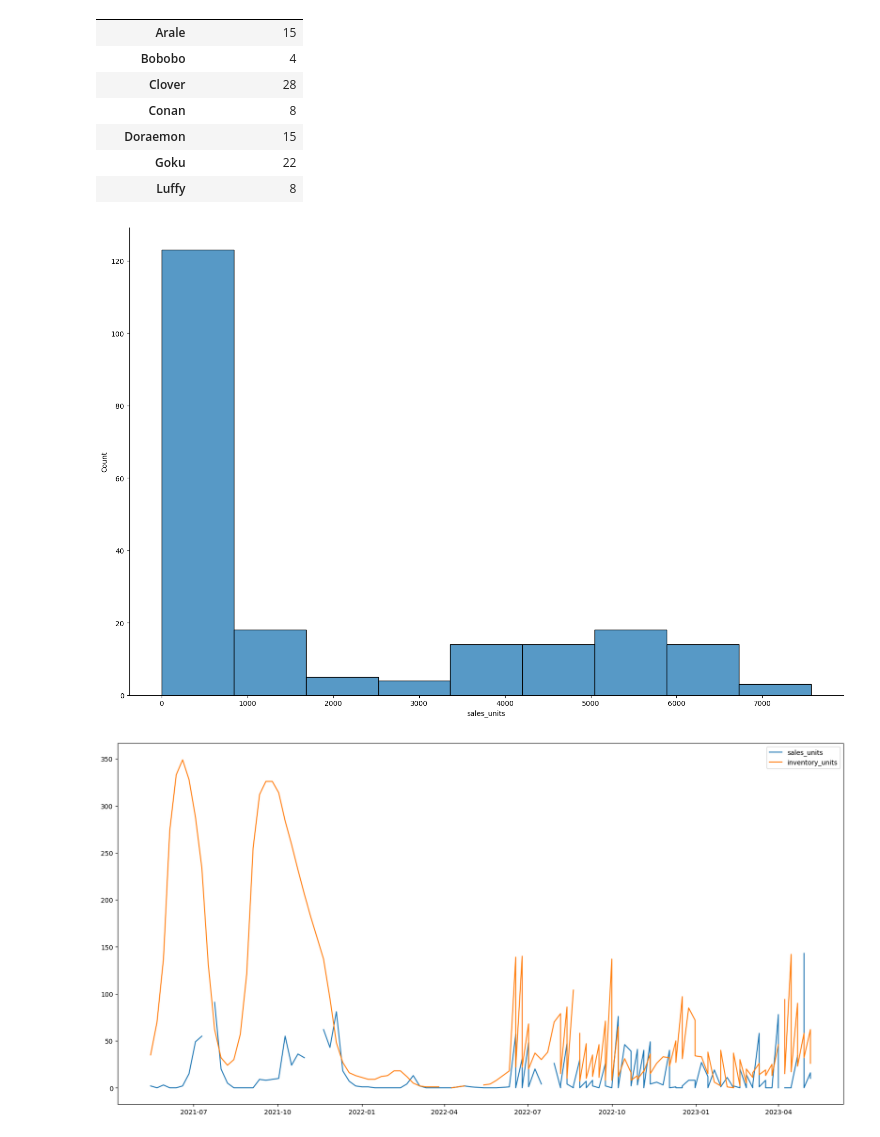
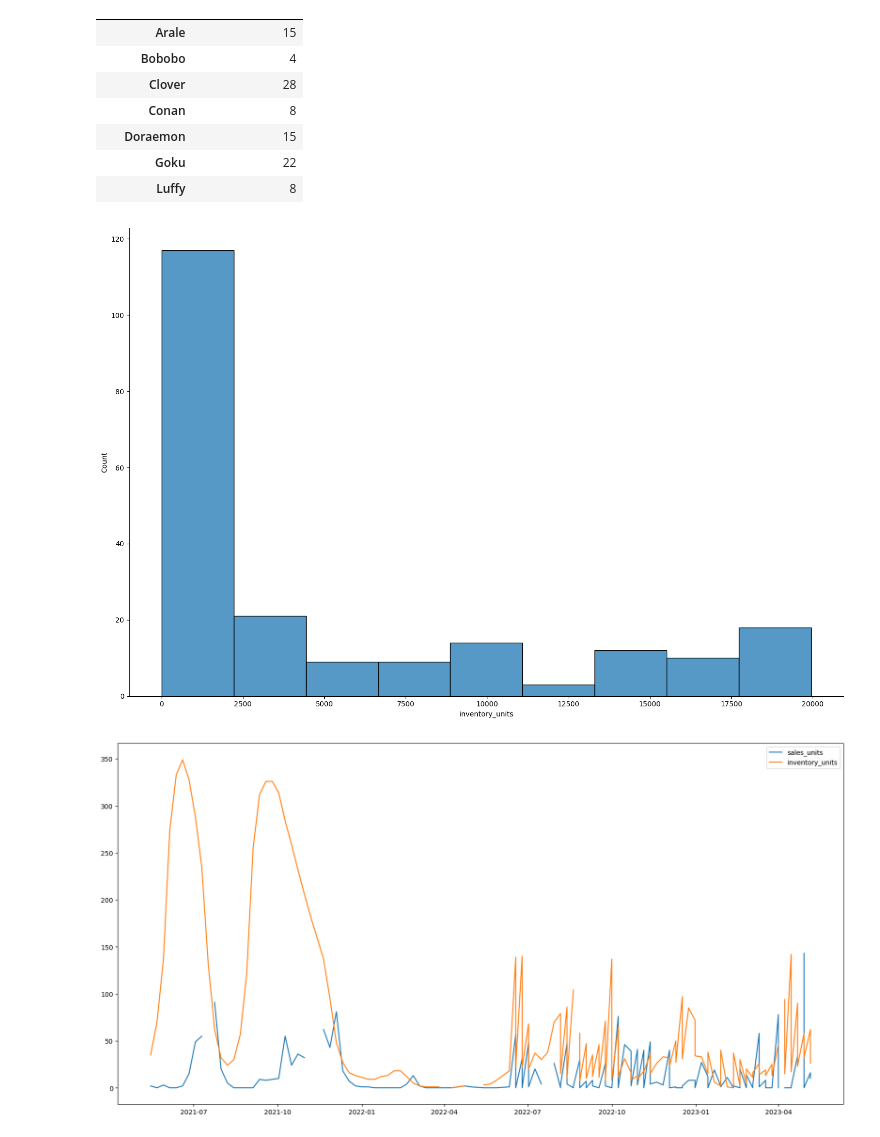
Before and after one commit to josalhor/hp-stock, a Jupyter notebook: pred.ipynb, the cells around one changed output. Cells and saved outputs as stored; diff of their text form; code cells hidden in the pictures.

```diff
--- a/pred.ipynb
+++ b/pred.ipynb
@@ -167,22 +188,22 @@ train.groupby('prod_category').agg({'product_number': 'nunique'})
 | Goku | 22 |
 | Luffy | 8 |
 # %%
-# Plot distribution of sales_units for any given day
+# Plot distribution of inventory_units for any given day
 
 def plot_sales_dist_by_date(df):
-    # Plot distribution of sales_units
+    # Plot distribution of inventory_units
 
-    # Group by "date" and calculate total sales of column "sales_units"
+    # Group by "date" and calculate total sales of column "inventory_units"
 
-    sales = df.groupby('date').agg({'sales_units': 'sum'})
+    sales = df.groupby('date').agg({'inventory_units': 'sum'})
 
-    # Plot distribution of sales_units for any given day
+    # Plot distribution of inventory_units for any given day
 
-    sns.displot(sales, x='sales_units', fill=True, height=10, aspect=1.5)
+    sns.displot(sales, x='inventory_units', fill=True, height=10, aspect=1.5)
 
 plot_sales_dist_by_date(train)
 # %% [output]
-[figure, old version]
+[figure, new version]
 # %%
 
 # For each different product_id plot the sales_units and the inventory_units over time
```
Also changed, not shown: parts of 14 cells of this notebook, 2 other files.
